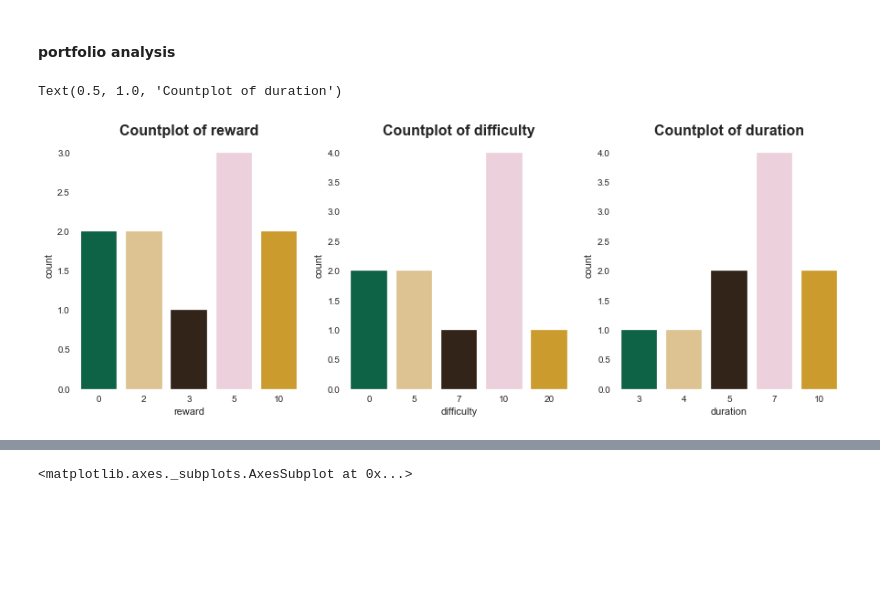
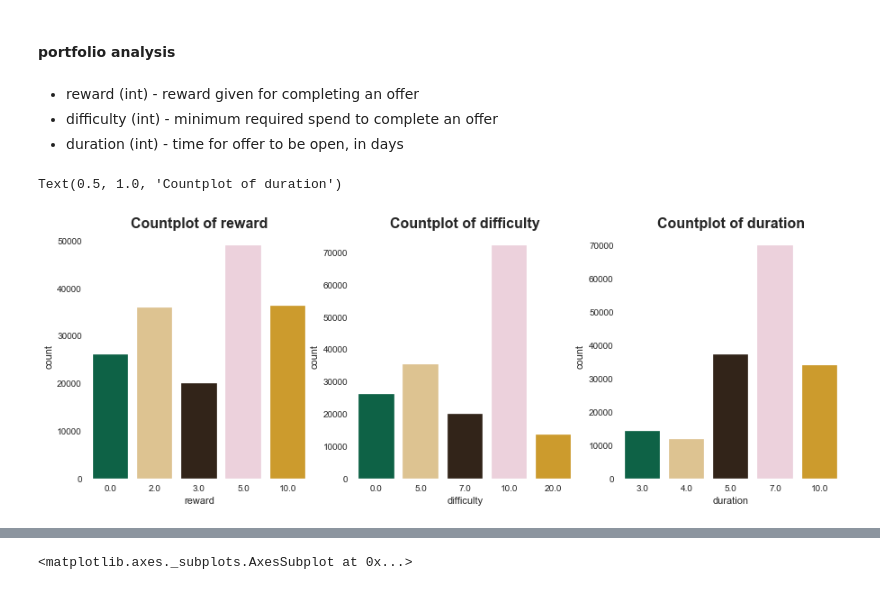
Before and after one commit to Freiheit77/Starbucks-Customer-Segmentation, a Jupyter notebook: starbucks customer segmentation.ipynb, the cells around one changed output, grey strips where cells are left out. Saved outputs shown, nothing was run; the diff lists cells and outputs as text; code cells hidden in the pictures; blank space fills up the shorter version.

```diff
--- a/starbucks customer segmentation.ipynb
+++ b/starbucks customer segmentation.ipynb
@@ -290,19 +317,23 @@ plt.show()
 [figure]
 # %% [markdown]
 #### portfolio analysis
+# %% [markdown]
+* reward (int) - reward given for completing an offer
+* difficulty (int) - minimum required spend to complete an offer
+* duration (int) - time for offer to be open, in days
 # %%
 fig = plt.figure(figsize=(15,5))
 ax1 = plt.subplot2grid((1,3),(0,0), rowspan=1, colspan=1)
-sns.countplot(df_portfolio.reward, palette=starbucks_palette)
+sns.countplot(df_full.reward, palette=starbucks_palette)
 plt.title('Countplot of reward',weight='bold', fontsize=16)
 
 ax2 = plt.subplot2grid((1,3),(0,1), rowspan=1, colspan=1)
-sns.countplot(df_portfolio.difficulty, palette=starbucks_palette)
+sns.countplot(df_full.difficulty, palette=starbucks_palette)
 plt.title('Countplot of difficulty',weight='bold', fontsize=16)
 
 ax3 = plt.subplot2grid((1,3),(0,2), rowspan=1, colspan=1)
-sns.countplot(df_portfolio.duration, palette=starbucks_palette)
+sns.countplot(df_full.duration, palette=starbucks_palette)
 plt.title('Countplot of duration',weight='bold', fontsize=16)
 # %% [output]
 Text(0.5, 1.0, 'Countplot of duration')
-[figure, old version]
+[figure, new version]
```
Also changed, not shown: parts of 35 cells of this notebook.
